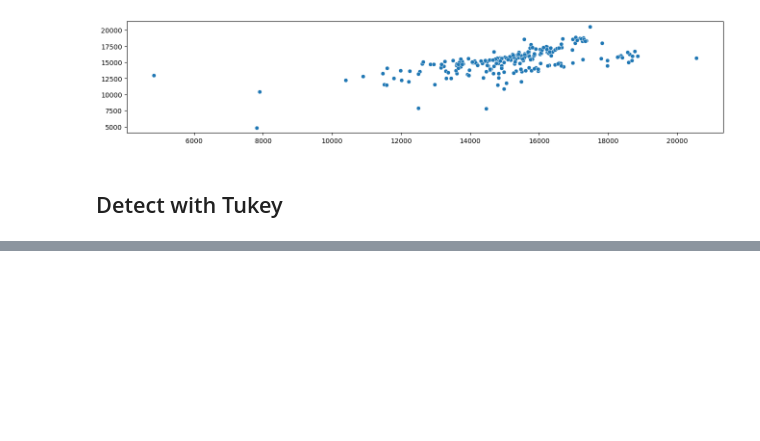
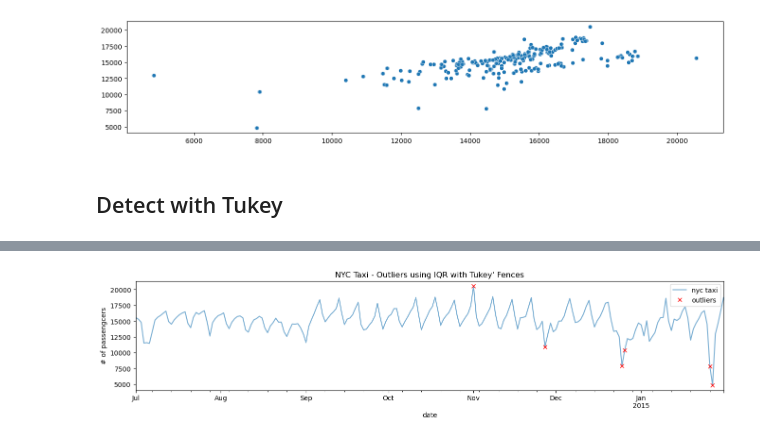
Before and after one commit to alexhandsome2/timeanalysis, a Jupyter notebook: ch8.ipynb, the cells around one changed output, grey strips where cells are left out. Drawn from its saved outputs; the diff is of its cells as text; code cells hidden in the pictures; blank space fills up the shorter version.

```diff
--- a/ch8.ipynb
+++ b/ch8.ipynb
@@ -31,0 +15,26 @@ def plot_outliers(outliers, data, method='KNN',
+# %%
+def plot_outliers(outliers, data, method='KNN',
+                 halignment='right',
+                 valignment='bottom',
+                 labels=False):
+    ax= data.plot(alpha=0.6)
+    if labels:
+        for i in outliers['value'].items():
+            plt.plot(i[0],i[1],'rx')
+            plt.text(i[0],i[1],f'{i[0].date()}',
+                    horizontalalignment=halignment,
+                    verticalalignment=valignment)
+    else:
+        data.loc[outliers.index].plot(ax=ax, style='rx')
+
+    plt.title(f'NYC Taxi - {method}')
+    plt.xlabel('date'); plt.ylabel('# of passengcers')
+    plt.legend(['nyc taxi','outliers'])
+    plt.show()
+# %%
+def iqr_outliers(data):
+    q1,q3=np.percentile(data,[25,75])
+    IQR =q3-q1
+    lower_fence= q1-(1.5*IQR)
+    upper_fence= q3 + (1.5*IQR)
+    return data[(data.value> upper_fence)|(data.value<lower_fence)]
@@ -32,6 +55,6 @@ def plot_outliers(outliers, data, method='KNN',
 # %%
 file=Path('../../datasets/Ch8/nyc_taxi.csv')
-nyc_taxi =pd.read_csv(folder/file,
+nyc_taxi =pd.read_csv(file,
                      index_col='timestamp',
                      parse_dates=True)
 nyc_taxi.index.freq='30T'
@@ -176,0 +226,3 @@ sns.scatterplot(x=x, y=y)
+# %%
+outliers =iqr_outliers(tx)
+outliers
@@ -176,0 +238,4 @@ sns.scatterplot(x=x, y=y)
+# %%
+plot_outliers(outliers,tx,"Outliers using IQR with Tukey' Fences")
+# %% [output]
+[figure, added]
```
Also changed, not shown: parts of 13 cells of this notebook.
